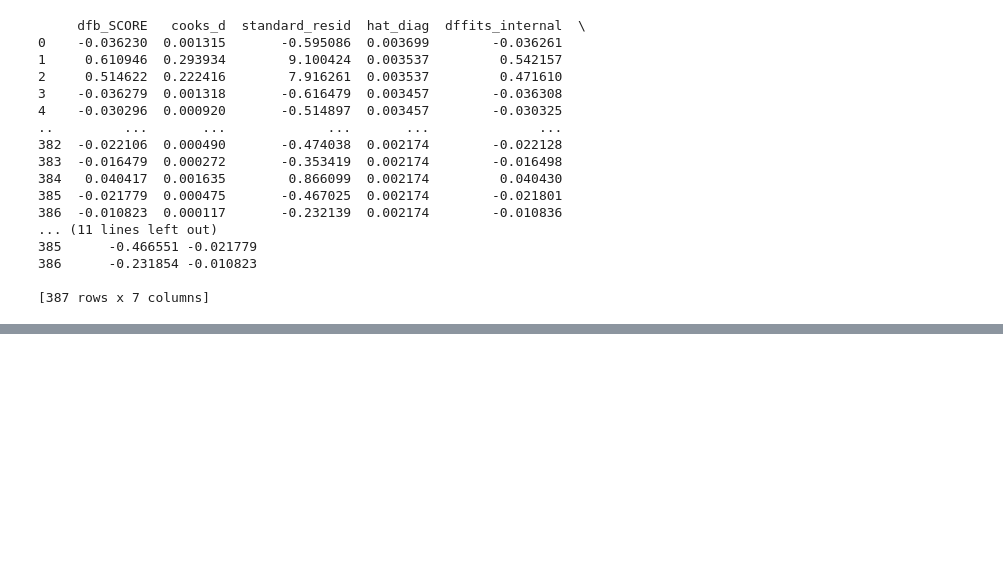
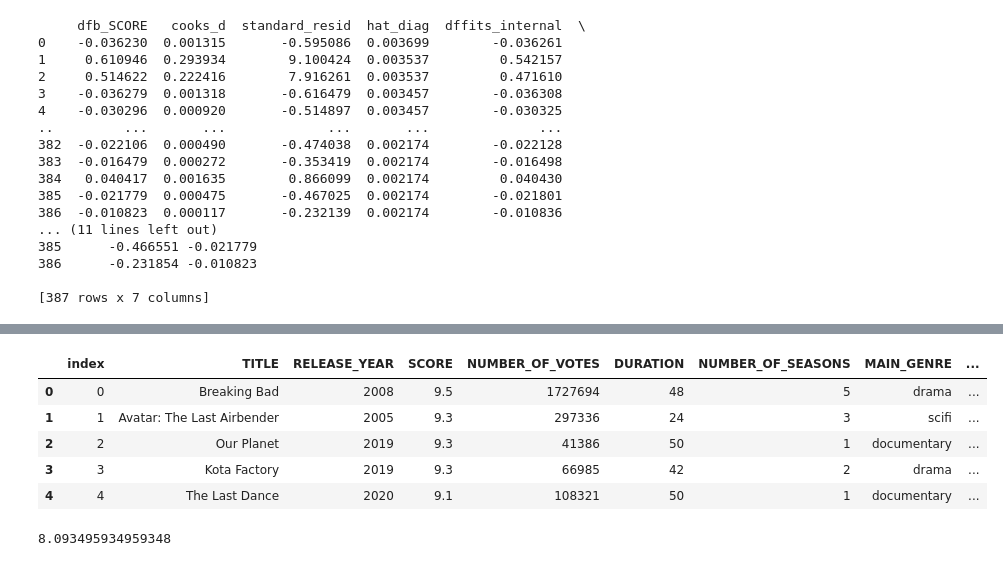
Before and after one commit to lesleejustice/data-science-, a Jupyter notebook: Final Project.ipynb, the cells around one changed output, grey strips where cells are left out. Saved outputs shown, nothing was run; the diff lists cells and outputs as text; code cells hidden in the pictures; blank space fills up the shorter version.

```diff
--- a/Final Project.ipynb
+++ b/Final Project.ipynb
@@ -503,0 +529,14 @@ Notes:
+# %%
+BestShows.head(5)
+# %% [output]
+|  | index | TITLE | RELEASE_YEAR | SCORE | NUMBER_OF_VOTES | DURATION | NUMBER_OF_SEASONS | MAIN_GENRE | ... |
+| 0 | 0 | Breaking Bad | 2008 | 9.5 | 1727694 | 48 | 5 | drama | ... |
+| 1 | 1 | Avatar: The Last Airbender | 2005 | 9.3 | 297336 | 24 | 3 | scifi | ... |
+| 2 | 2 | Our Planet | 2019 | 9.3 | 41386 | 50 | 1 | documentary | ... |
+| 3 | 3 | Kota Factory | 2019 | 9.3 | 66985 | 42 | 2 | drama | ... |
+| 4 | 4 | The Last Dance | 2020 | 9.1 | 108321 | 50 | 1 | documentary | ... |
+# %%
+#Average Score of Shows
+BestShows.loc[:, 'SCORE'].mean()
+# %% [output]
+8.093495934959348
```
Also changed, not shown: parts of 19 cells of this notebook, 3 other files.
